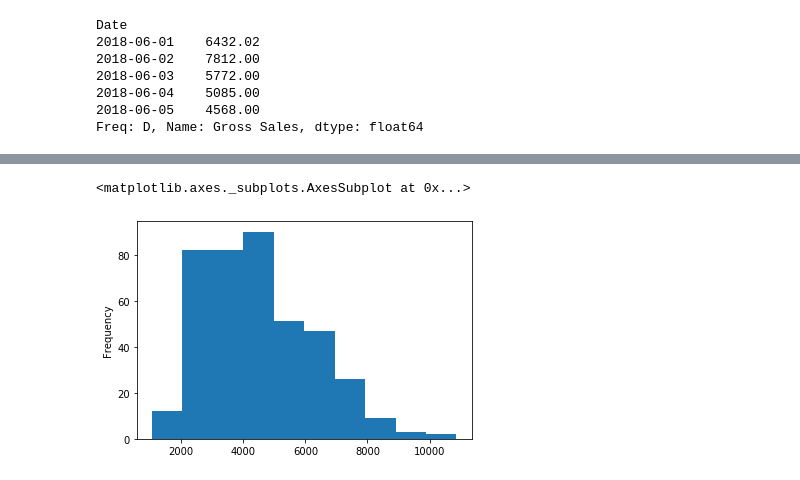
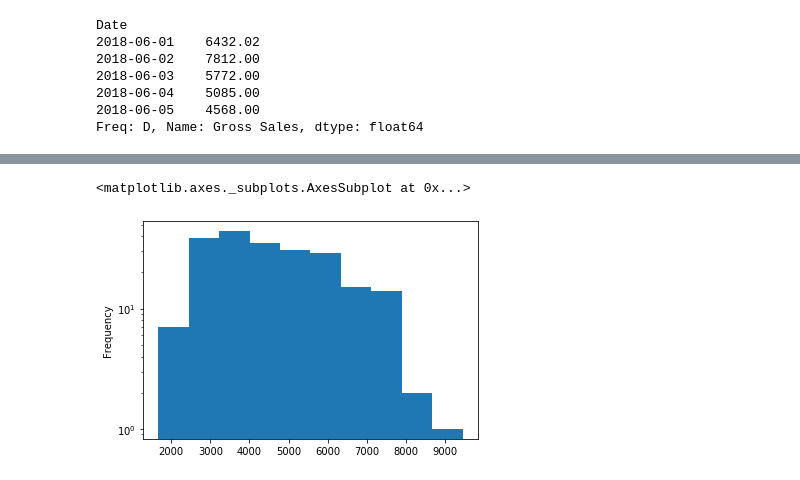
Before and after one commit to amyfbear/capstone_project, a Jupyter notebook: Capstone.ipynb, the cells around one changed output, grey strips where cells are left out. Drawn from its saved outputs; the diff is of its cells as text; code cells hidden in the pictures.

```diff
--- a/Capstone.ipynb
+++ b/Capstone.ipynb
@@ -308,3 +356,5 @@ x_cols = ["Voids", "Discounts", "Net Sales", "Menu Item Cost", "Labor Cost", "Ma
+# %%
+merge.drop(drop_corr_cols, axis = 1, inplace = True)
 # %%
 def plot_series(df, cols=None, title='Title', xlab=None, ylab=None, steps=1):
 
@@ -389,7 +425,7 @@ merge.shape
 # %% [output]
 217.35
 # %%
-X_test_exo = merge.iloc[:232,:] #232
+X_test_exo = merge.iloc[:217,:] #232
 # %%
 merge.tail()
 # %% [output]
@@ -486,7 +625,7 @@ seasonal_pdq = [(x[0], x[1], x[2], 12) for x in list(itertools.product(p, d, q))
 # %%
-sarima = SARIMAX(endog = y_train,
-                 order = (0, 2, 1),              # (p, d, q)
-                 seasonal_order = (0, 1, 2, 4),  # (P, D, Q, S)
+sarima = SARIMAX(endog = y_train,# inout the best params for this model
+                 order = (1, 1, 1),              # (p, d, q)
+                 seasonal_order = (1, 1, 1, 12),  # (P, D, Q, S)
                  exog = X_train)
 # Fit SARIMA model
 model = sarima.fit()
@@ -520 +652,3 @@ preds = model.predict(start=datetime(2018,6,1),
+# %%
+preds = model.predict(start = len(y_train), end = len(y_train) + len(y_test) - 1, exog = X_test)
 # %%
@@ -645,5 +780,5 @@ X_train = np.log(X_train)
 # %%
-X_train["Net Sales"].plot(kind = "hist")
+preds.plot(kind = "hist", log= True)
 # %% [output]
 <matplotlib.axes._subplots.AxesSubplot at 0x...>
-[figure, old version]
+[figure, new version]
```
Also changed, not shown: parts of 79 cells of this notebook.
